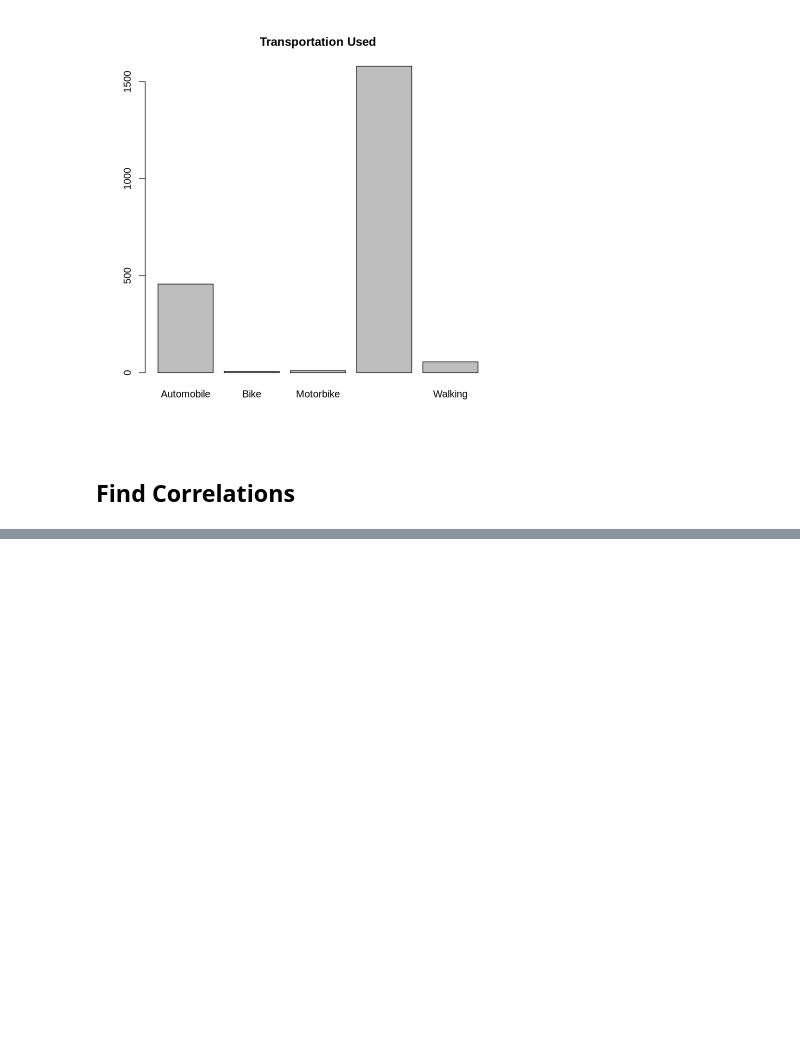
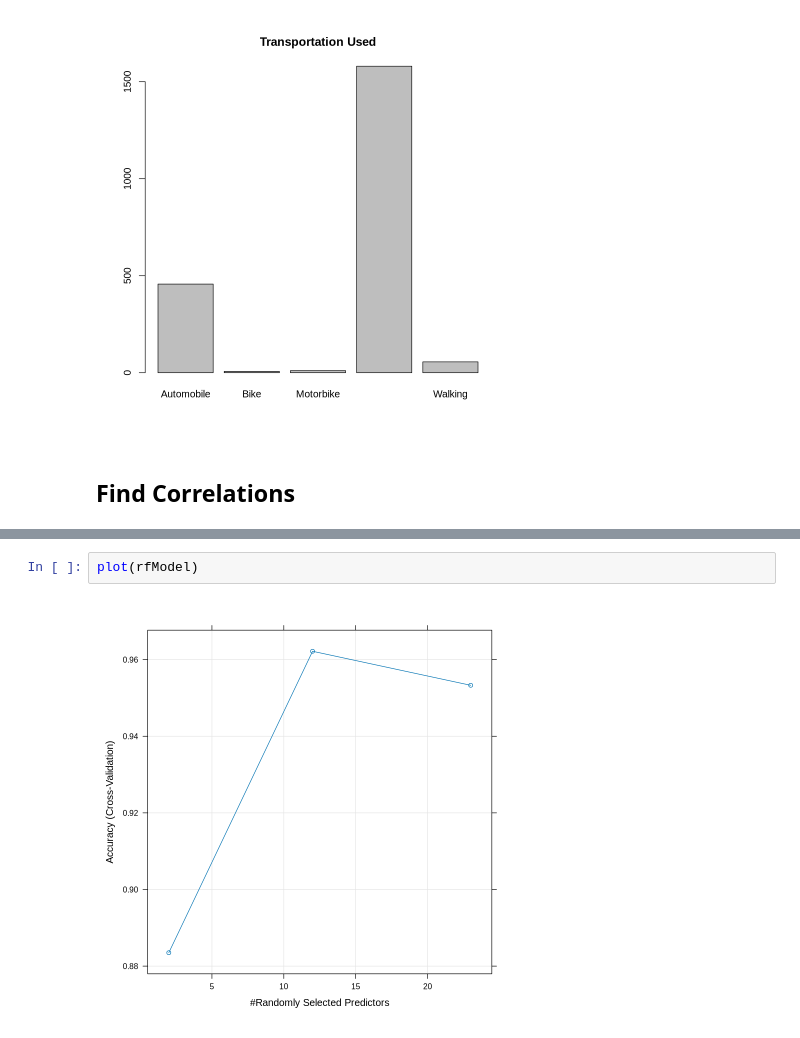
Before and after one commit to BryanEgbert/obesity_classification, a Jupyter notebook: main.ipynb, the cells around one changed output, grey strips where cells are left out. Drawn from its saved outputs; the diff is of its cells as text; blank space fills up the shorter version.

```diff
--- a/main.ipynb
+++ b/main.ipynb
@@ -217,0 +344,4 @@ A cor_df: 8 × 9
+# %%
+plot(rfModel)
+# %% [output]
+[figure, added]
```
Also changed, not shown: parts of 18 cells of this notebook, 2 other files.
